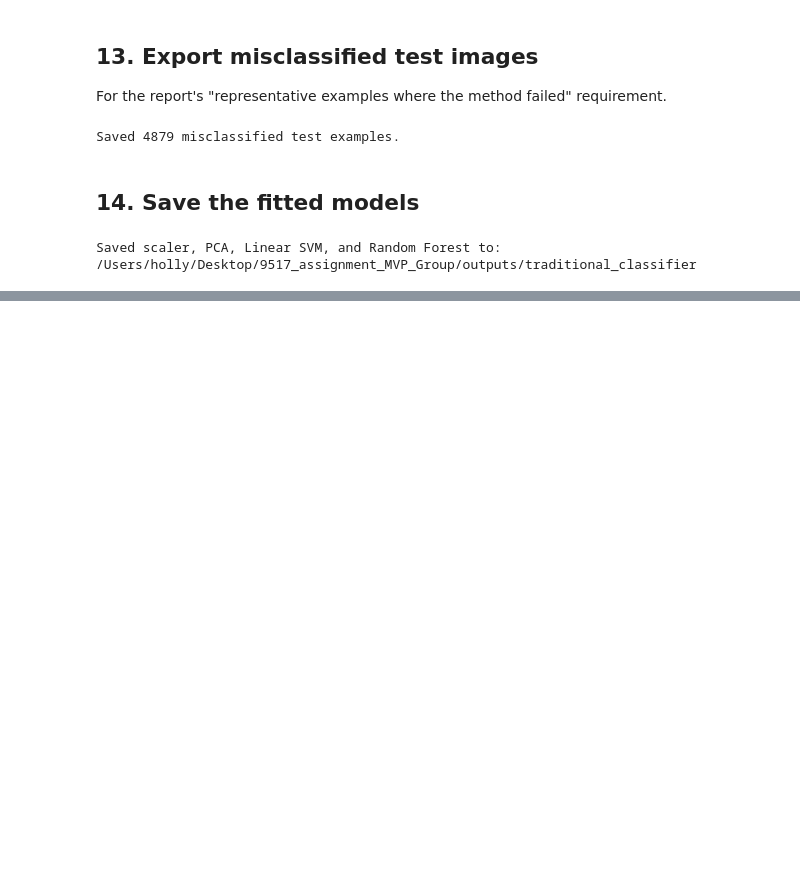
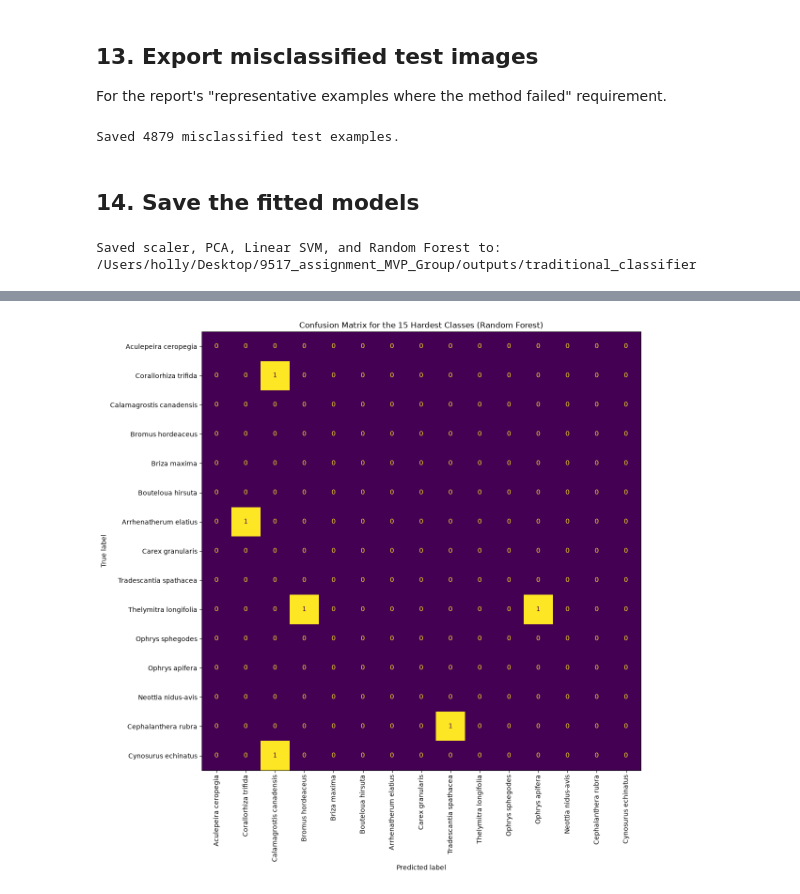
Before and after one commit to dilinganye/9517_assignment_MVP_Group, a Jupyter notebook: src/traditional/classifier/traditional_classifier.ipynb, the cells around one changed output, grey strips where cells are left out. Cells and saved outputs as stored; diff of their text form; code cells hidden in the pictures; blank space fills up the shorter version.

```diff
--- a/src/traditional/classifier/traditional_classifier.ipynb
+++ b/src/traditional/classifier/traditional_classifier.ipynb
@@ -742,0 +869,22 @@ Saved scaler, PCA, Linear SVM, and Random Forest to: /Users/holly/Desktop/9517_a
+# %%
+rf_hardest_classes = rf_class_statistics_df.head(15)["label"].to_numpy()
+rf_hardest_mask = np.isin(y_test, rf_hardest_classes)
+
+rf_selected_confusion_matrix = confusion_matrix(
+    y_test[rf_hardest_mask], rf_predictions[rf_hardest_mask], labels=rf_hardest_classes
+)
+rf_hardest_display_labels = [label_to_name.get(int(c), str(c)) for c in rf_hardest_classes]
+
+rf_display = ConfusionMatrixDisplay(
+    confusion_matrix=rf_selected_confusion_matrix,
+    display_labels=rf_hardest_display_labels,
+)
+
+fig, ax = plt.subplots(figsize=(12, 12))
+rf_display.plot(ax=ax, xticks_rotation=90, colorbar=False)
+plt.title("Confusion Matrix for the 15 Hardest Classes (Random Forest)")
+plt.tight_layout()
+plt.savefig(RESULTS_DIR / "rf_hardest_classes_confusion.png", dpi=150)
+plt.show()
+# %% [output]
+[figure, added]
```
Also changed, not shown: parts of 15 cells of this notebook, 1 other file.
